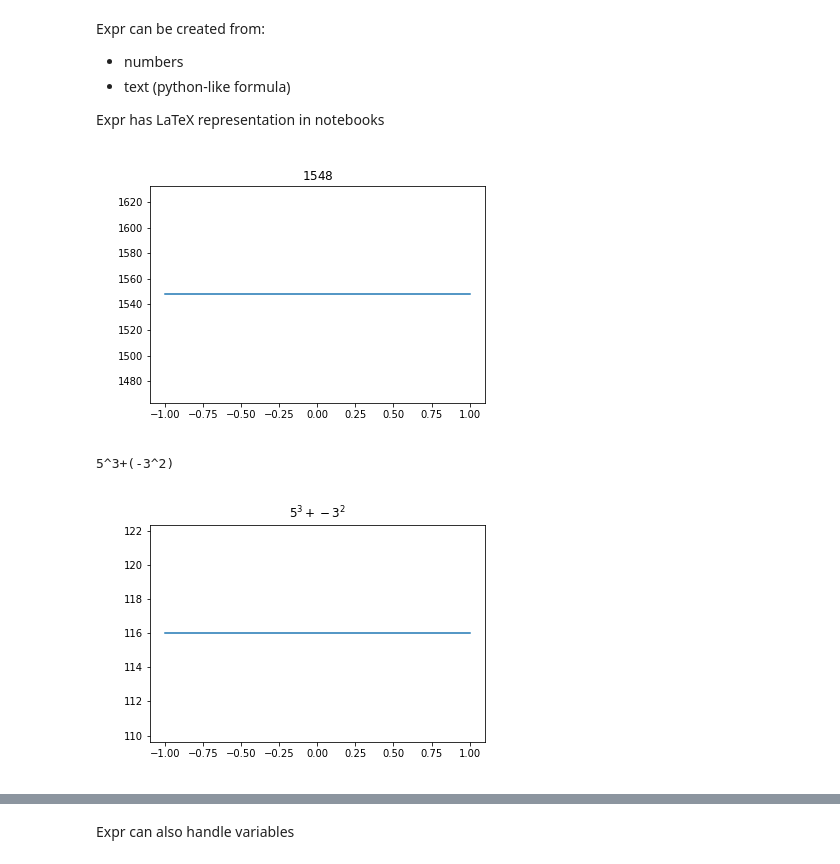
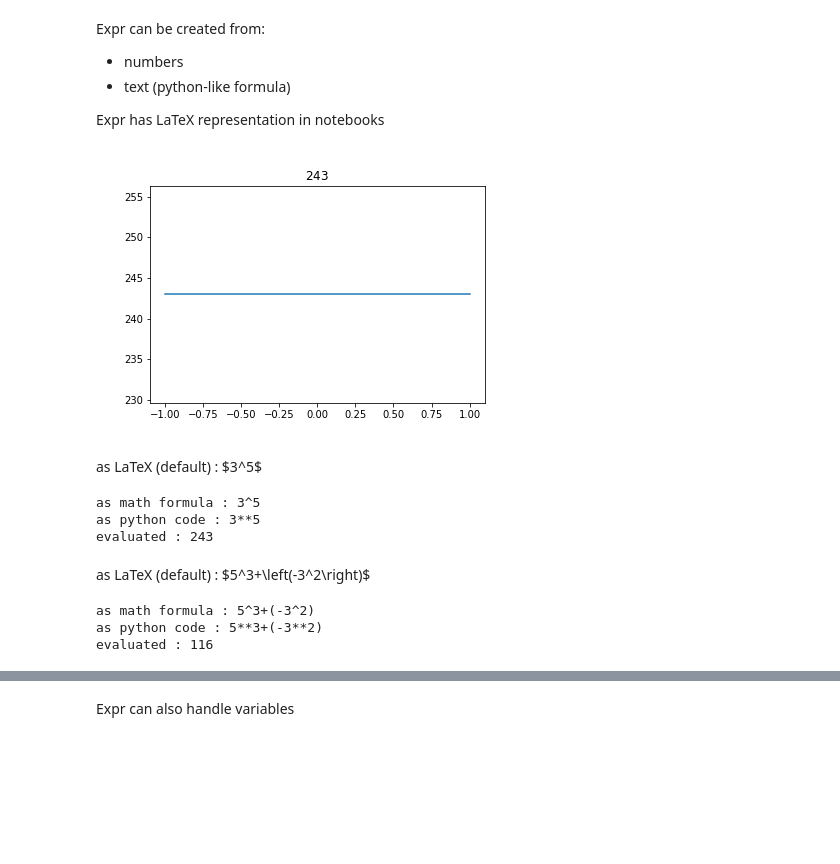
Before and after one commit to goulu/Goulib, a Jupyter notebook: notebooks/expr.ipynb, the cells around one changed output, grey strips where cells are left out. Cells and saved outputs as stored; diff of their text form; code cells hidden in the pictures; blank space fills up the shorter version.

```diff
--- a/notebooks/expr.ipynb
+++ b/notebooks/expr.ipynb
@@ -13,15 +13,30 @@ Expr can be created from:
 * text (python-like formula)
 
 Expr has LaTeX representation in notebooks
-# %%
-Expr(1548)
-# %% [output]
-[figure, removed]
+# %%
+Expr(3**5) # is evaluated before Expr is created
+# %% [output]
+[figure, added]
+# %%
+e=Expr(3)**Expr(5) # combine Expr essions
+h('as LaTeX (default) :',e)
+print('as math formula :',e)
+print('as python code :',repr(e))
+print('evaluated :',e())
+# %% [output]
+as LaTeX (default) : $3^5$
+as math formula : 3^5
+as python code : 3**5
+evaluated : 243
 # %%
 e=Expr('5**3+(-3^2)') # ^ and ** are both considered as power operator for clarity+compatibility
-print(e)
-e
+h('as LaTeX (default) :',e)
+print('as math formula :',e)
+print('as python code :',repr(e))
+print('evaluated :',e())
 # %% [output]
+as LaTeX (default) : $5^3+\left(-3^2\right)$
-5^3+(-3^2)
+as math formula : 5^3+(-3^2)
+as python code : 5**3+(-3**2)
+evaluated : 116
-[figure, removed]
 # %%
```
Also changed, not shown: parts of 7 cells of this notebook, 2 other files.
